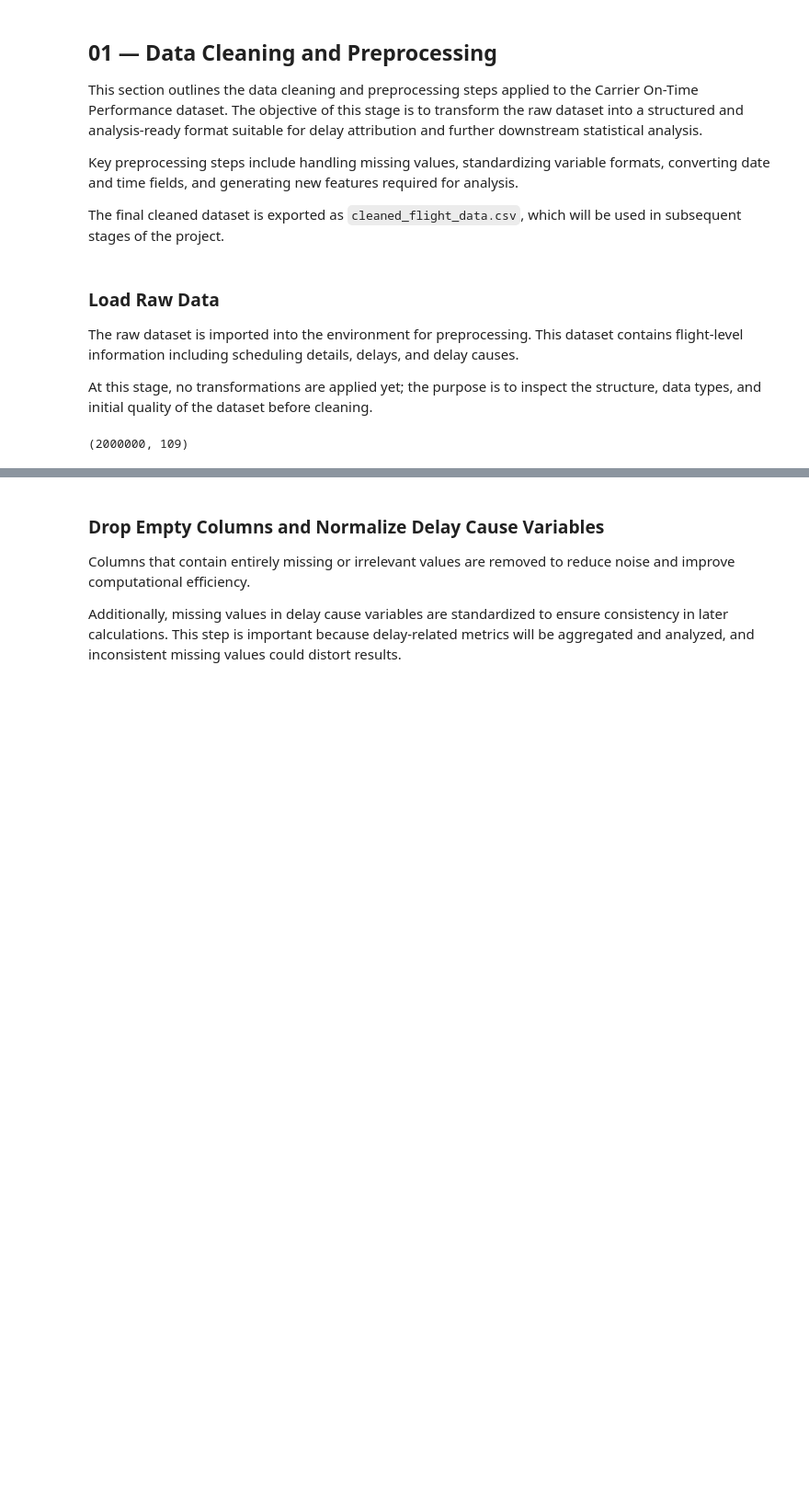
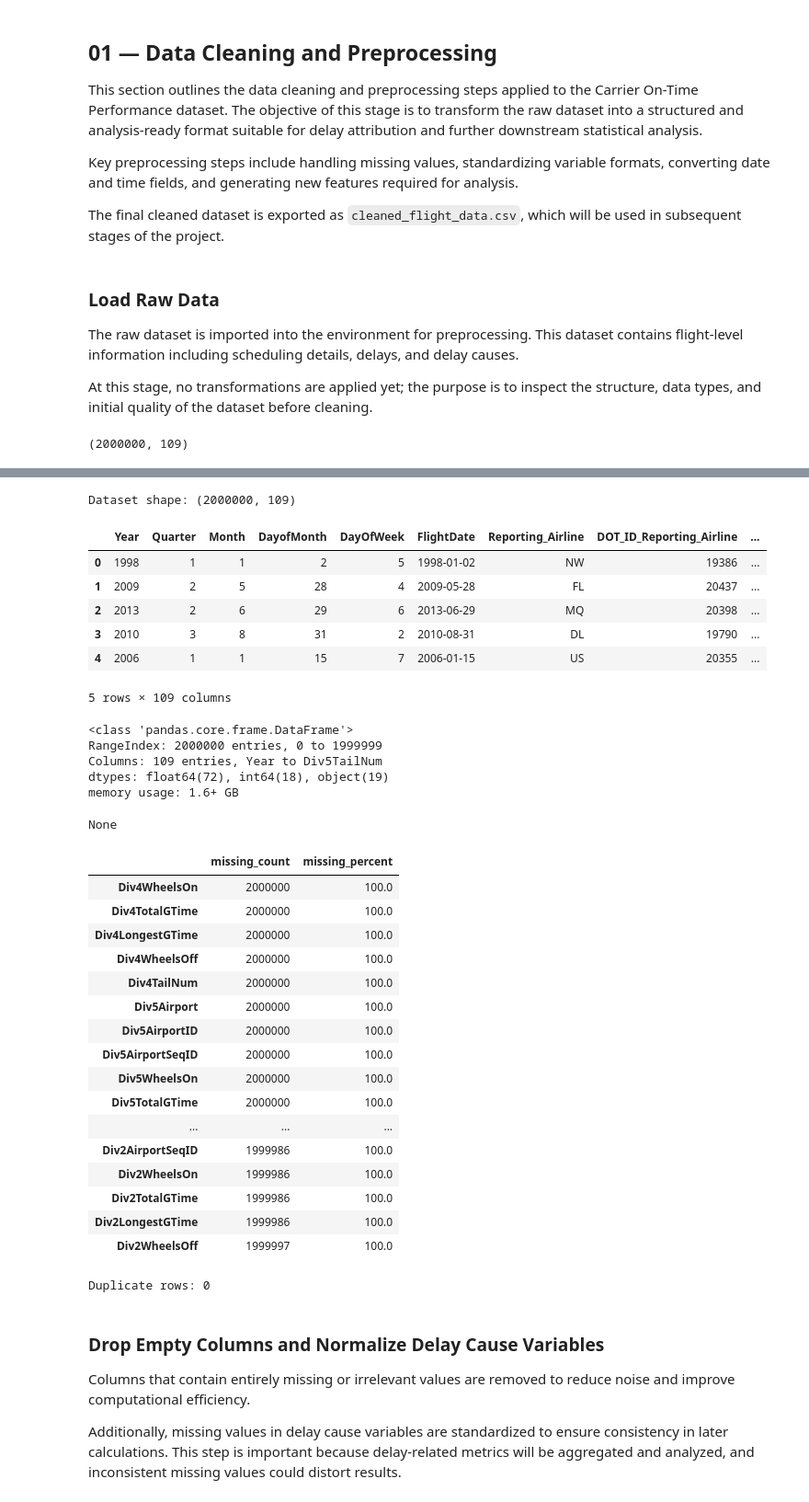
Before and after one commit to zuhrahmoh/Big-Data-Project, a Jupyter notebook: 01_data_cleaning_preprocessing.ipynb, the cells around one changed output, grey strips where cells are left out. Shown at 92% size. Cells and saved outputs as stored; diff of their text form; code cells hidden in the pictures; blank space fills up the shorter version.

```diff
--- a/01_data_cleaning_preprocessing.ipynb
+++ b/01_data_cleaning_preprocessing.ipynb
@@ -38,3 +42,50 @@ df.shape
+# %%
+print("Dataset shape:", df.shape)
+
+display(df.head())
+display(df.info())
+
+missing_summary = pd.DataFrame({
+    "missing_count": df.isna().sum(),
+    "missing_percent": (df.isna().mean() * 100).round(2)
+}).sort_values("missing_percent", ascending=False)
+
+display(missing_summary.head(20))
+
+print("Duplicate rows:", df.duplicated().sum())
+# %% [output]
+Dataset shape: (2000000, 109)
+|  | Year | Quarter | Month | DayofMonth | DayOfWeek | FlightDate | Reporting_Airline | DOT_ID_Reporting_Airline | ... |
+| 0 | 1998 | 1 | 1 | 2 | 5 | 1998-01-02 | NW | 19386 | ... |
+| 1 | 2009 | 2 | 5 | 28 | 4 | 2009-05-28 | FL | 20437 | ... |
+| 2 | 2013 | 2 | 6 | 29 | 6 | 2013-06-29 | MQ | 20398 | ... |
+| 3 | 2010 | 3 | 8 | 31 | 2 | 2010-08-31 | DL | 19790 | ... |
+| 4 | 2006 | 1 | 1 | 15 | 7 | 2006-01-15 | US | 20355 | ... |
+5 rows × 109 columns
+<class 'pandas.core.frame.DataFrame'>
+RangeIndex: 2000000 entries, 0 to 1999999
+Columns: 109 entries, Year to Div5TailNum
+dtypes: float64(72), int64(18), object(19)
+memory usage: 1.6+ GB
+None
+|  | missing_count | missing_percent |
+| Div4WheelsOn | 2000000 | 100.0 |
+| Div4TotalGTime | 2000000 | 100.0 |
+| Div4LongestGTime | 2000000 | 100.0 |
+| Div4WheelsOff | 2000000 | 100.0 |
+| Div4TailNum | 2000000 | 100.0 |
+| Div5Airport | 2000000 | 100.0 |
+| Div5AirportID | 2000000 | 100.0 |
+| Div5AirportSeqID | 2000000 | 100.0 |
+| Div5WheelsOn | 2000000 | 100.0 |
+| Div5TotalGTime | 2000000 | 100.0 |
+| ... | ... | ... |
+| Div2AirportSeqID | 1999986 | 100.0 |
+| Div2WheelsOn | 1999986 | 100.0 |
+| Div2TotalGTime | 1999986 | 100.0 |
+| Div2LongestGTime | 1999986 | 100.0 |
+| Div2WheelsOff | 1999997 | 100.0 |
+Duplicate rows: 0
 # %% [markdown]
 ### Drop Empty Columns and Normalize Delay Cause Variables
 
```
Also changed, not shown: parts of 15 cells of this notebook.
